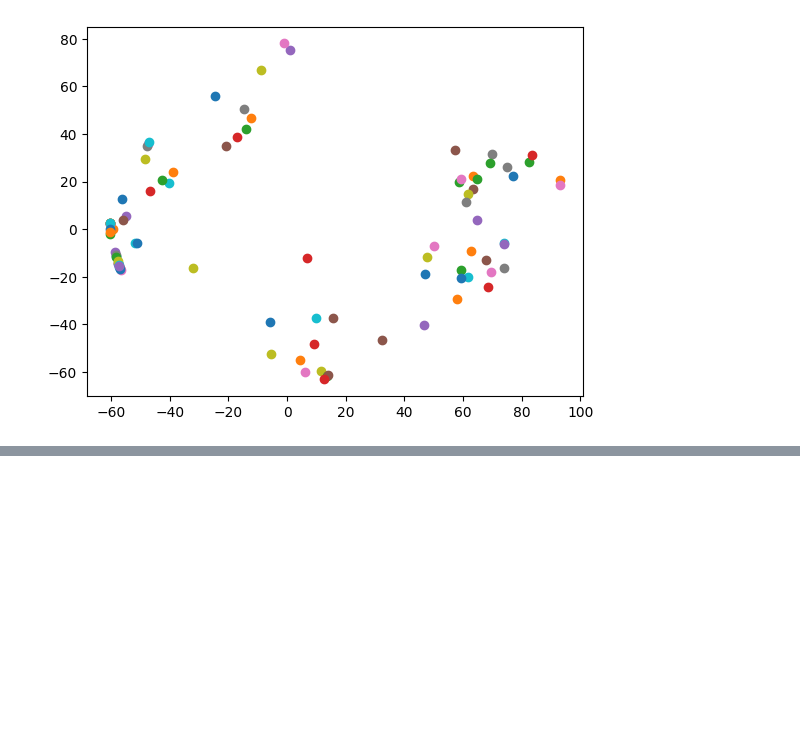
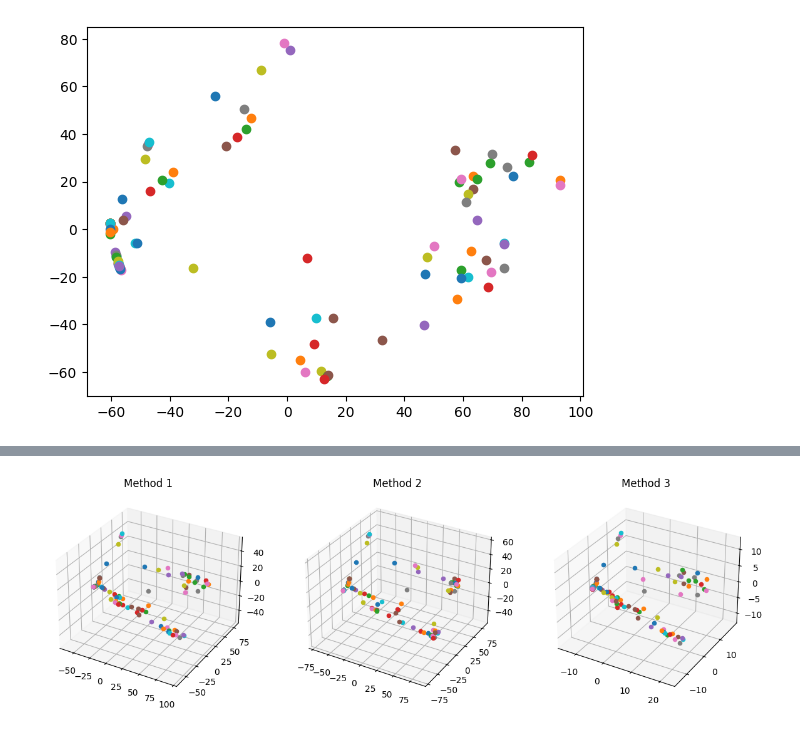
Before and after one commit to Khasir/toronto-city-council-clustering, a Jupyter notebook: notebooks/cluster_councillors.ipynb, the cells around one changed output, grey strips where cells are left out. Saved outputs shown, nothing was run; the diff lists cells and outputs as text; code cells hidden in the pictures; blank space fills up the shorter version.

```diff
--- a/notebooks/cluster_councillors.ipynb
+++ b/notebooks/cluster_councillors.ipynb
@@ -461,0 +595,41 @@ fig.show()
+# %%
+from sklearn.decomposition import PCA
+
+# Reduce dimensionality
+pca = PCA(n_components=3)
+pca.fit(councillor_df_method_1)
+reduced_councillor_df_method_1 = pca.transform(councillor_df_method_1)
+
+pca = PCA(n_components=3)
+pca.fit(councillor_df_method_2)
+reduced_councillor_df_method_2 = pca.transform(councillor_df_method_2)
+
+pca = PCA(n_components=3)
+pca.fit(councillor_df_method_3)
+reduced_councillor_df_method_3 = pca.transform(councillor_df_method_3)
+# %%
+import matplotlib.pyplot as plt
+fig = plt.figure(figsize=plt.figaspect(0.33))
+
+ax = fig.add_subplot(1,3,1, projection='3d')
+# axs[0] = fig.add_subplot(projection='3d')
+for i in range(len(reduced_councillor_df_method_1)):
+    point = reduced_councillor_df_method_1[i,0], reduced_councillor_df_method_1[i,1], reduced_councillor_df_method_1[i,2]
+    ax.scatter(*point)
+    ax.set_title("Method 1")
+
+ax = fig.add_subplot(1,3,2, projection='3d')
+for i in range(len(reduced_councillor_df_method_2)):
+    point = reduced_councillor_df_method_2[i,0], reduced_councillor_df_method_2[i,1], reduced_councillor_df_method_2[i,2]
+    ax.scatter(*point)
+    ax.set_title("Method 2")
+
+ax = fig.add_subplot(1,3,3, projection='3d')
+for i in range(len(reduced_councillor_df_method_3)):
+    point = reduced_councillor_df_method_3[i,0], reduced_councillor_df_method_3[i,1], reduced_councillor_df_method_3[i,2]
+    ax.scatter(*point)
+    ax.set_title("Method 3")
+
+plt.show()
+# %% [output]
+[figure, added]
```
Also changed, not shown: parts of 14 cells of this notebook, 1 other file.
